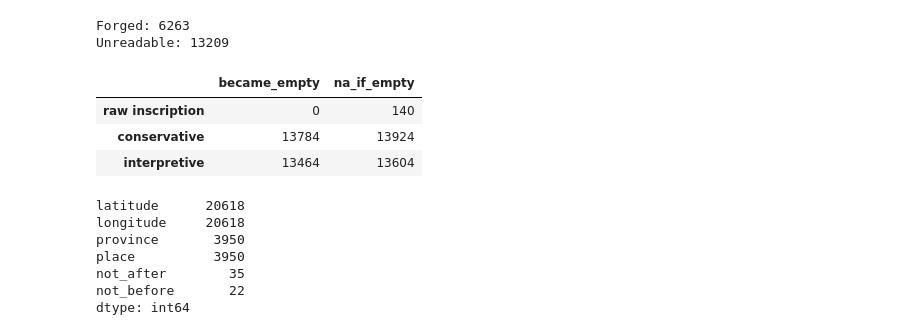
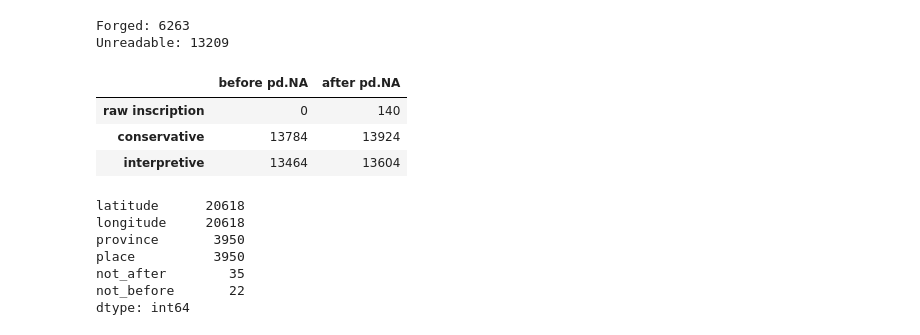
Before and after one commit to d-sanoj/EpigCorpus, a Jupyter notebook: EpigCorpus.ipynb, the cells around one changed output. Cells and saved outputs as stored; diff of their text form; code cells hidden in the pictures.

```diff
--- a/EpigCorpus.ipynb
+++ b/EpigCorpus.ipynb
@@ -258,27 +258,27 @@ Unreadable: 13209
 # %%
 raw = data["inscription_text"].fillna("").astype(str).str.strip()
 cons = data["inscription_text_conservative"].fillna("").astype(str).str.strip()
 interp = data["inscription_text_interpretive"].fillna("").astype(str).str.strip()
 
 raw_nonempty_mask = raw.ne("")
 
 raw_inscriptions = int((raw_nonempty_mask & raw.eq("")).sum())
 cons_became_empty = int((raw_nonempty_mask & cons.eq("")).sum())
 interp_became_empty = int((raw_nonempty_mask & interp.eq("")).sum())
 
 summary = pd.DataFrame({
-    "became_empty": [raw_inscriptions, cons_became_empty, interp_became_empty],
+    "before pd.NA": [raw_inscriptions, cons_became_empty, interp_became_empty],
 }, index=["raw inscription","conservative", "interpretive"])
 
-summary["na_if_empty"] = [
+summary["after pd.NA"] = [
     int(raw.eq("").sum()),
     int(cons.eq("").sum()),
     int(interp.eq("").sum()),
 ]
 
 summary
 # %% [output]
-|  | became_empty | na_if_empty |
+|  | before pd.NA | after pd.NA |
 | raw inscription | 0 | 140 |
 | conservative | 13784 | 13924 |
 | interpretive | 13464 | 13604 |
```
